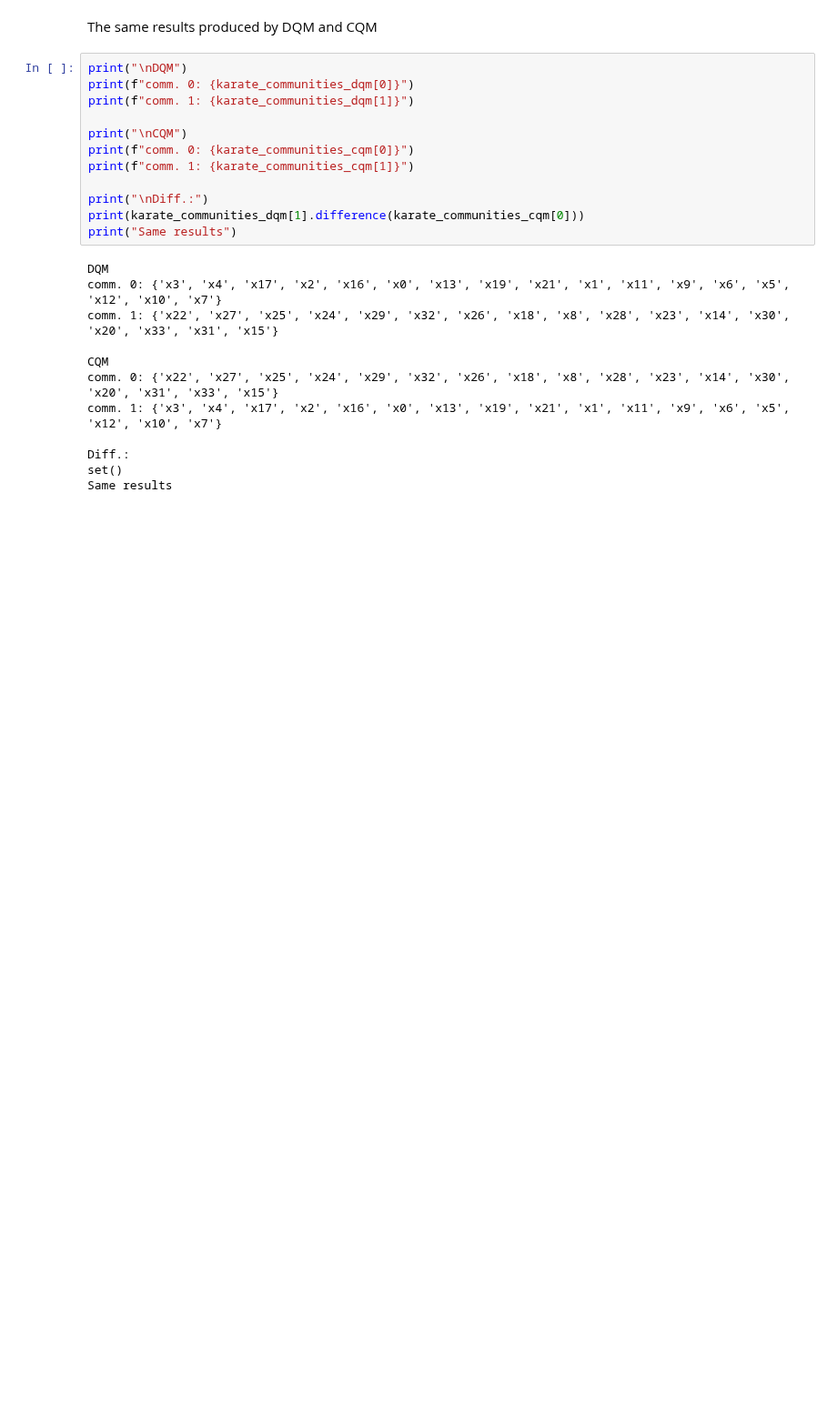
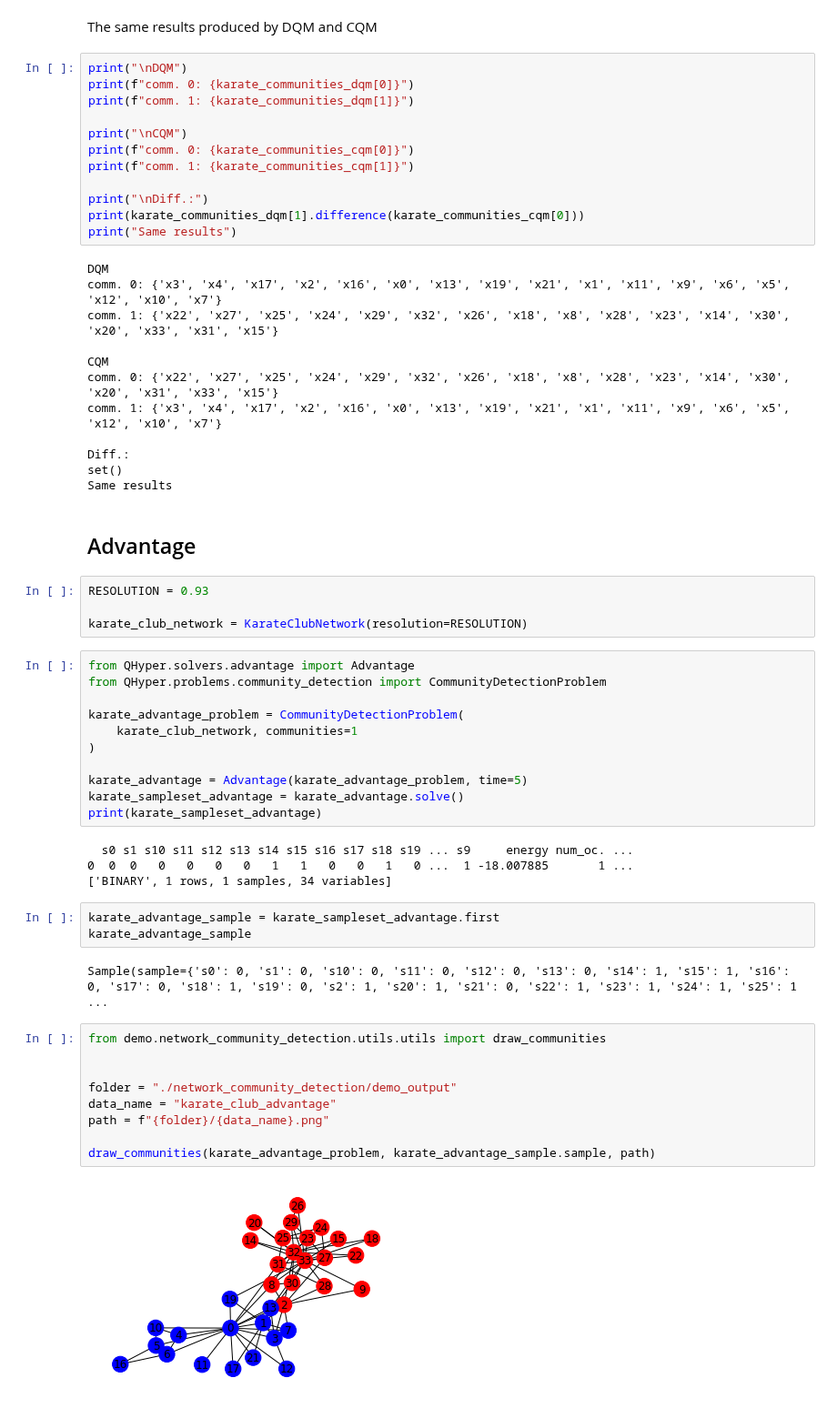
Before and after one commit to qc-lab/QHyper, a Jupyter notebook: demo/community_detection_karate_club.ipynb, the cells around one changed output. Shown at 91% size. Cells and saved outputs as stored; diff of their text form; blank space fills up the shorter version.

Commit message:
Implemented first version of Advantage solver

```diff
--- a/demo/community_detection_karate_club.ipynb
+++ b/demo/community_detection_karate_club.ipynb
@@ -245,3 +245,40 @@ comm. 1: {'x3', 'x4', 'x17', 'x2', 'x16', 'x0', 'x13', 'x19', 'x21', 'x1', 'x11'
 Diff.:
 set()
 Same results
+# %% [markdown]
+## Advantage
+# %%
+RESOLUTION = 0.93
+
+karate_club_network = KarateClubNetwork(resolution=RESOLUTION)
+# %%
+from QHyper.solvers.advantage import Advantage
+from QHyper.problems.community_detection import CommunityDetectionProblem
+
+karate_advantage_problem = CommunityDetectionProblem(
+    karate_club_network, communities=1
+)
+
+karate_advantage = Advantage(karate_advantage_problem, time=5)
+karate_sampleset_advantage = karate_advantage.solve()
+print(karate_sampleset_advantage)
+# %% [output]
+  s0 s1 s10 s11 s12 s13 s14 s15 s16 s17 s18 s19 ... s9     energy num_oc. ...
+0  0  0   0   0   0   0   1   1   0   0   1   0 ...  1 -18.007885       1 ...
+['BINARY', 1 rows, 1 samples, 34 variables]
+# %%
+karate_advantage_sample = karate_sampleset_advantage.first
+karate_advantage_sample
+# %% [output]
+Sample(sample={'s0': 0, 's1': 0, 's10': 0, 's11': 0, 's12': 0, 's13': 0, 's14': 1, 's15': 1, 's16': 0, 's17': 0, 's18': 1, 's19': 0, 's2': 1, 's20': 1, 's21': 0, 's22': 1, 's23': 1, 's24': 1, 's25': 1 ...
+# %%
+from demo.network_community_detection.utils.utils import draw_communities
+
+
+folder = "./network_community_detection/demo_output"
+data_name = "karate_club_advantage"
+path = f"{folder}/{data_name}.png"
+
+draw_communities(karate_advantage_problem, karate_advantage_sample.sample, path)
+# %% [output]
+[figure, added]
```
Also changed, not shown: 7 other files.
